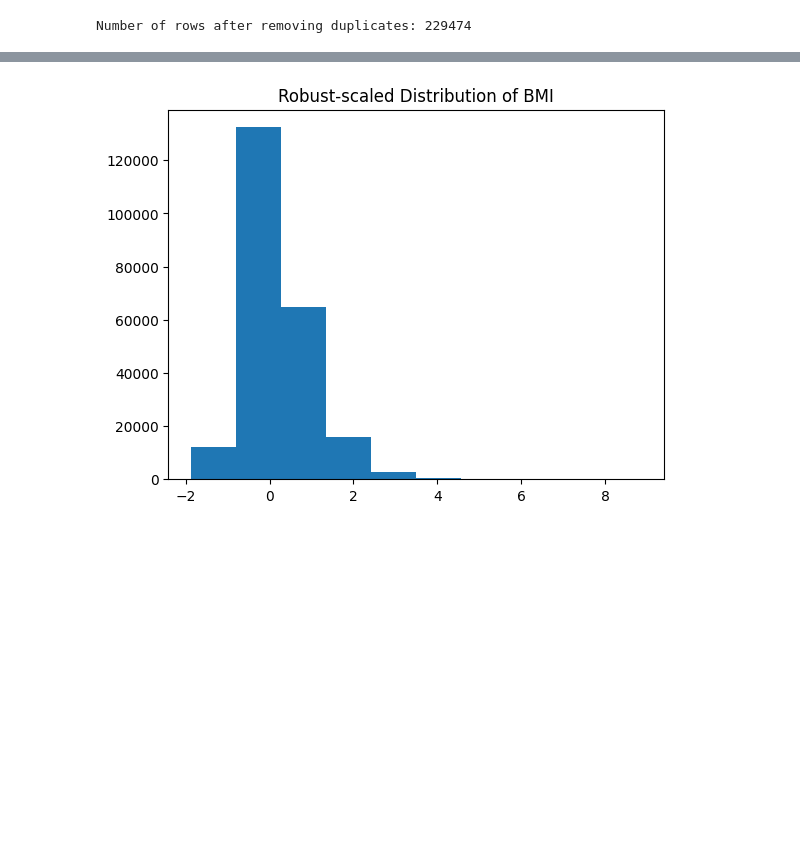
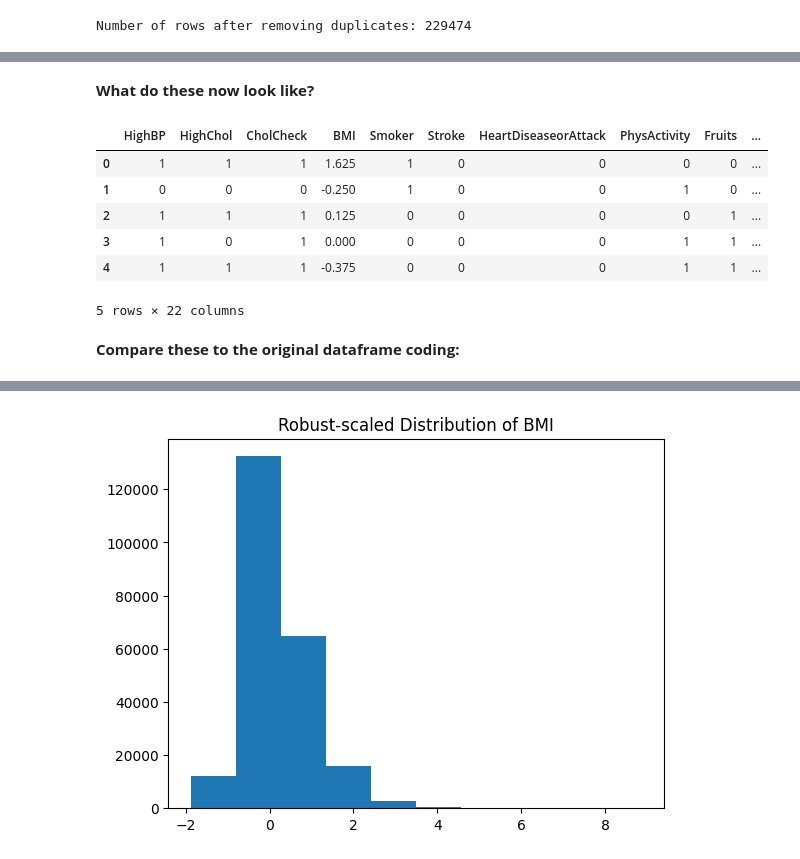
Before and after one commit to vijaivimu/SDS-CP035-gluco-track, a Jupyter notebook: advanced/submissions/team-members/sheila-adams/sheila-gluco-track-EDA.ipynb, the cells around one changed output, grey strips where cells are left out. Saved outputs shown, nothing was run; the diff lists cells and outputs as text; code cells hidden in the pictures; blank space fills up the shorter version.

```diff
--- a/advanced/submissions/team-members/sheila-adams/sheila-gluco-track-EDA.ipynb
+++ b/advanced/submissions/team-members/sheila-adams/sheila-gluco-track-EDA.ipynb
@@ -364,0 +367,7 @@ Number of rows after removing duplicates: 229474
+# %%
+# List categorical features with more than two unique values
+categorical_cols = []
+for col in df_clean.columns:
+    if (df_clean[col].dtype == 'object' or df_clean[col].dtype.name == 'category' or df_clean[col].nunique() < 20) and df_clean[col].nunique() > 2 and col != 'Diabetes_binary':
+        categorical_cols.append(col)
+print(categorical_cols)
@@ -364,0 +380,17 @@ Number of rows after removing duplicates: 229474
+# %%
+for col in categorical_cols:
+    df_clean[col] = df_clean[col].astype('category').cat.codes
+# %% [markdown]
+**What do these now look like?**
+# %%
+df_clean.head()
+# %% [output]
+|  | HighBP | HighChol | CholCheck | BMI | Smoker | Stroke | HeartDiseaseorAttack | PhysActivity | Fruits | ... |
+| 0 | 1 | 1 | 1 | 1.625 | 1 | 0 | 0 | 0 | 0 | ... |
+| 1 | 0 | 0 | 0 | -0.250 | 1 | 0 | 0 | 1 | 0 | ... |
+| 2 | 1 | 1 | 1 | 0.125 | 0 | 0 | 0 | 0 | 1 | ... |
+| 3 | 1 | 0 | 1 | 0.000 | 0 | 0 | 0 | 1 | 1 | ... |
+| 4 | 1 | 1 | 1 | -0.375 | 0 | 0 | 0 | 1 | 1 | ... |
+5 rows × 22 columns
+# %% [markdown]
+**Compare these to the original dataframe coding:**
```
Also changed, not shown: parts of 16 cells of this notebook.
